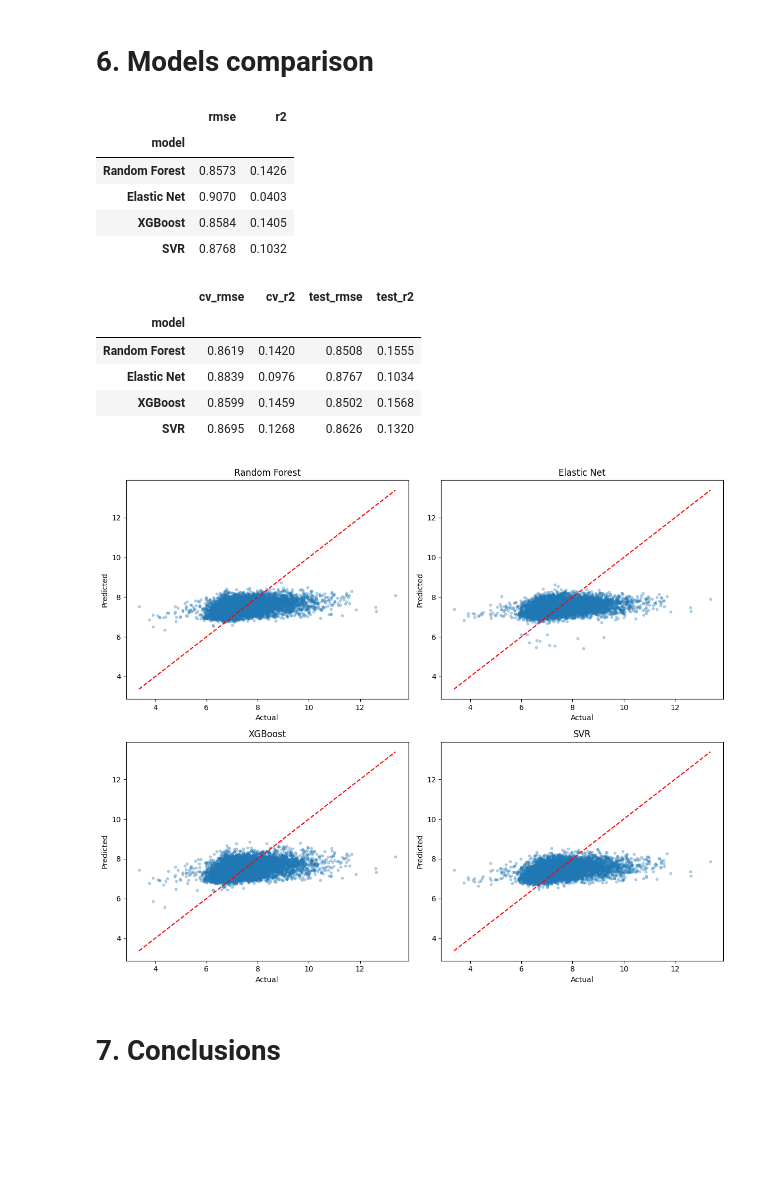
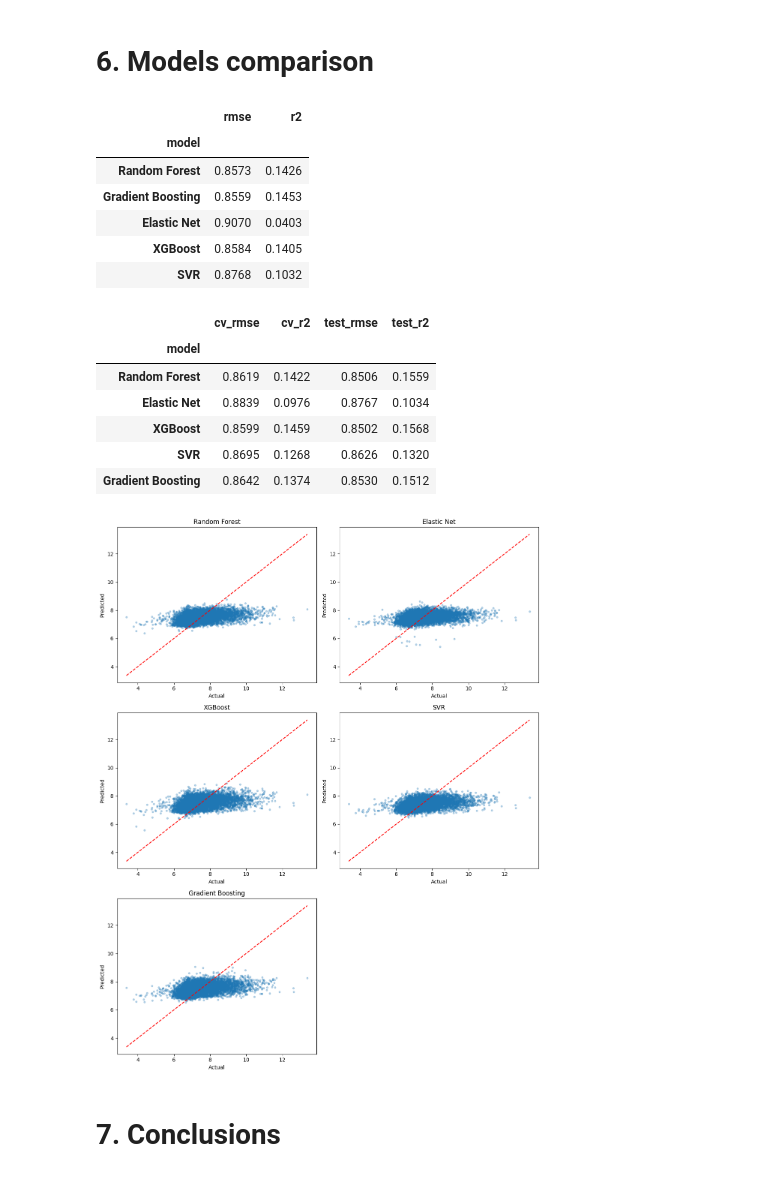
Before and after one commit to Weronikaa2001/ML2_final_project, a Jupyter notebook: ML2_final.ipynb, the cells around one changed output. Cells and saved outputs as stored; diff of their text form; code cells hidden in the pictures; blank space fills up the shorter version.

```diff
--- a/ML2_final.ipynb
+++ b/ML2_final.ipynb
@@ -1014,7 +1067,7 @@ param_dist = {
 search = RandomizedSearchCV(
     rf_pipe,
     param_distributions=param_dist,
-    n_iter=30,
+    n_iter=60,
     scoring={"rmse": make_scorer(rmse, greater_is_better=False), "r2": "r2"},
     refit="rmse",
     cv=5,
@@ -1053,0 +1109,38 @@ rf_test_r2 = r2_score(y_test, y_pred_rf)
+# %%
+gbr_pipe = Pipeline(steps=[
+    ("preprocess", preprocess),
+    ("model", GradientBoostingRegressor(random_state=42))
+])
+
+param_dist = {
+    "model__n_estimators": [100, 200, 400],
+    "model__learning_rate": [0.03, 0.05, 0.1, 0.2],
+    "model__max_depth": [2, 3, 4],
+    "model__subsample": [0.7, 0.85, 1.0],
+    "model__min_samples_split": [2, 5, 10],
+    "model__min_samples_leaf": [1, 2, 4],
+}
+
+search = RandomizedSearchCV(
+    gbr_pipe,
+    param_distributions=param_dist,
+    n_iter=30,
+    scoring={"rmse": make_scorer(rmse, greater_is_better=False), "r2": "r2"},
+    refit="rmse",
+    cv=5,
+    random_state=42,
+    n_jobs=-1,
+    verbose=1
+)
+
+search.fit(X_train, y_train)
+
+best_idx = search.best_index_
+print("Best params:", search.best_params_)
+print("Best CV RMSE:", -search.best_score_)
+print("Best CV R²:", search.cv_results_["mean_test_r2"][best_idx])
+
+best_gbr = search.best_estimator_
+y_pred = best_gbr.predict(X_test)
+print("Test RMSE:", rmse(y_test, y_pred))
+print("Test R²:", r2_score(y_test, y_pred))
@@ -1223,9 +1332,9 @@ xgb_test_r2 = r2_score(y_test, y_pred_xgb)
 # 6. Models comparison
 # %%
 baseline_table = pd.DataFrame({
-    "model": ["Random Forest", "Elastic Net", "XGBoost", "SVR"],
-    "rmse": [rmse_rf, rmse_en, rmse_xgb, rmse_svr],
-    "r2":   [r2_rf, r2_en, r2_xgb, r2_svr],
+    "model": ["Random Forest", "Gradient Boosting", "Elastic Net", "XGBoost", "SVR"],
+    "rmse": [rmse_rf, rmse_gbr, rmse_en, rmse_xgb, rmse_svr],
+    "r2":   [r2_rf, r2_gbr, r2_en, r2_xgb, r2_svr],
 }).set_index("model")
 
 display(baseline_table.round(4))
@@ -1233,6 +1342,7 @@ display(baseline_table.round(4))
 |  | rmse | r2 |
 | model |  |  |
 | Random Forest | 0.8573 | 0.1426 |
+| Gradient Boosting | 0.8559 | 0.1453 |
 | Elastic Net | 0.9070 | 0.0403 |
 | XGBoost | 0.8584 | 0.1405 |
 | SVR | 0.8768 | 0.1032 |
@@ -1258,46 +1368,49 @@ rows.append(cv_test_row("Random Forest", rf_search))
 rows.append(cv_test_row("Elastic Net", enet_search))
 rows.append(cv_test_row("XGBoost", xgb_search))
 rows.append(cv_test_row("SVR", svr_search))
+rows.append(cv_test_row("Gradient Boosting", gbr_search))
 
 cv_vs_test = pd.DataFrame(rows).set_index("model")
 display(cv_vs_test.round(4))
 # %% [output]
 |  | cv_rmse | cv_r2 | test_rmse | test_r2 |
 | model |  |  |  |  |
-| Random Forest | 0.8619 | 0.1420 | 0.8508 | 0.1555 |
+| Random Forest | 0.8619 | 0.1422 | 0.8506 | 0.1559 |
 | Elastic Net | 0.8839 | 0.0976 | 0.8767 | 0.1034 |
 | XGBoost | 0.8599 | 0.1459 | 0.8502 | 0.1568 |
 | SVR | 0.8695 | 0.1268 | 0.8626 | 0.1320 |
+| Gradient Boosting | 0.8642 | 0.1374 | 0.8530 | 0.1512 |
 # %%
 tuned_models = [
     ("Random Forest", best_rf),
     ("Elastic Net", best_enet),
     ("XGBoost", best_xgb),
     ("SVR", best_svr),
+    ("Gradient Boosting", best_gbr),
 ]
 
 n_cols = 2
 n_rows = int(np.ceil(len(tuned_models) / n_cols))
 fig, axes = plt.subplots(n_rows, n_cols, figsize=(6*n_cols, 5*n_rows))
 axes = np.array(axes).flatten()
 
 y_min, y_max = y_test.min(), y_test.max()
 
 for i, (name, model) in enumerate(tuned_models):
     y_pred = model.predict(X_test)
     ax = axes[i]
     ax.scatter(y_test, y_pred, alpha=0.3, s=10)
     ax.plot([y_min, y_max], [y_min, y_max], color="red", linestyle="--")
     ax.set_title(name)
     ax.set_xlabel("Actual")
     ax.set_ylabel("Predicted")
 
 for j in range(len(tuned_models), len(axes)):
     axes[j].axis("off")
 
 plt.tight_layout()
 plt.show()
 # %% [output]
-[figure, old version]
+[figure, new version]
 # %% [markdown]
 # 7. Conclusions
```
Also changed, not shown: parts of 58 cells of this notebook, 2 other files.
